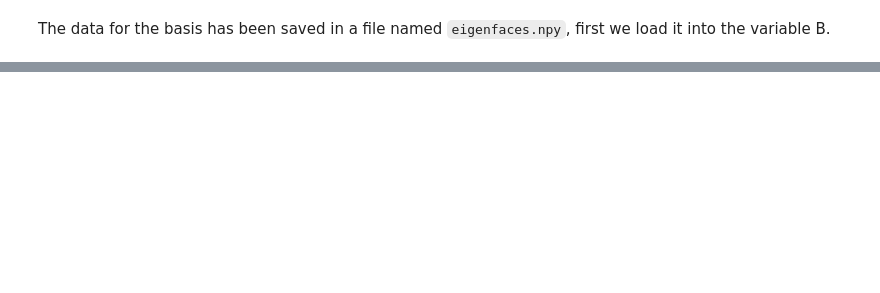
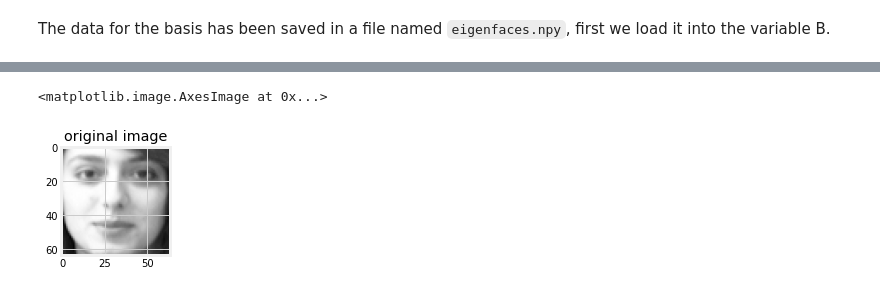
Before and after one commit to abhijain864/Image-compression_using_PCA, a Jupyter notebook: Olivetti_face_dataset.ipynb, the cells around one changed output, grey strips where cells are left out. Cells and saved outputs as stored; diff of their text form; code cells hidden in the pictures; blank space fills up the shorter version.

```diff
--- a/Olivetti_face_dataset.ipynb
+++ b/Olivetti_face_dataset.ipynb
@@ -324,0 +288,8 @@ interactive(children=(IntSlider(value=15, description='i', max=30), Output()), _
+# %%
+plt.figure(figsize=(2,2))
+plt.title('original image')
+plt.imshow(faces[71].reshape(64,64),cmap='gray')
+# plt.imshow(faces_normalized[71].reshape(64,64),cmap='gray')
+# %% [output]
+<matplotlib.image.AxesImage at 0x...>
+[figure, added]
```
Also changed, not shown: parts of 46 cells of this notebook.
